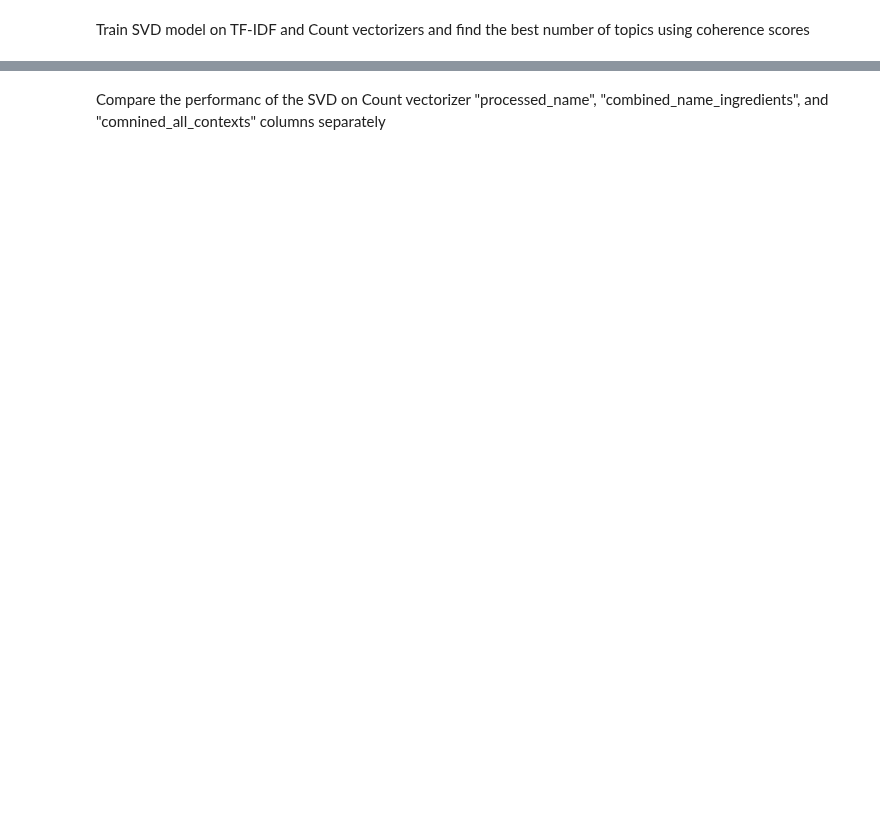
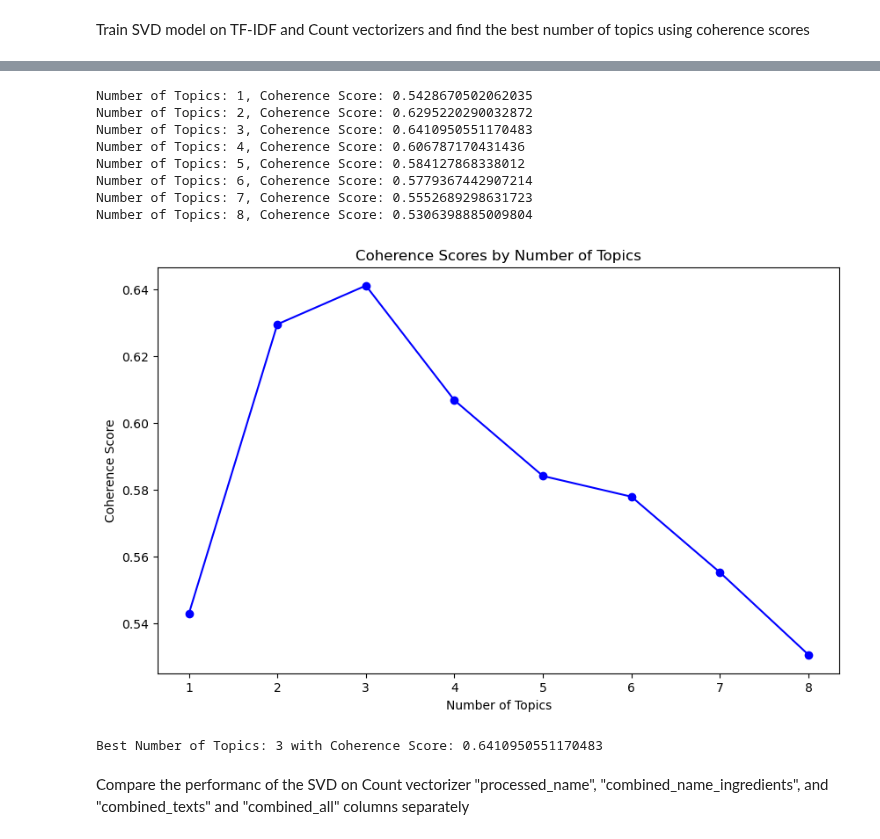
Before and after one commit to jonkerr/indian-food, a Jupyter notebook: topic_modeling_SVD.ipynb, the cells around one changed output, grey strips where cells are left out. Cells and saved outputs as stored; diff of their text form; code cells hidden in the pictures; blank space fills up the shorter version.

```diff
--- a/topic_modeling_SVD.ipynb
+++ b/topic_modeling_SVD.ipynb
@@ -121,5 +121,18 @@ Best Number of Topics: 1 with Coherence Score: 0.5949663579641742
+# %%
+all_coherence_scores_svd_tfidf = compute_coherence_scores_svd(processed_df['combined_all'], TfidfVectorizer(), range(1, 9, 1))
+# %% [output]
+Number of Topics: 1, Coherence Score: 0.5428670502062035
+Number of Topics: 2, Coherence Score: 0.6295220290032872
+Number of Topics: 3, Coherence Score: 0.6410950551170483
+Number of Topics: 4, Coherence Score: 0.606787170431436
+Number of Topics: 5, Coherence Score: 0.584127868338012
+Number of Topics: 6, Coherence Score: 0.5779367442907214
+Number of Topics: 7, Coherence Score: 0.5552689298631723
+Number of Topics: 8, Coherence Score: 0.5306398885009804
+[figure, added]
+Best Number of Topics: 3 with Coherence Score: 0.6410950551170483
 # %% [markdown]
-Compare the performanc of the SVD on Count vectorizer "processed_name", "combined_name_ingredients", and "comnined_all_contexts" columns separately
+Compare the performanc of the SVD on Count vectorizer "processed_name", "combined_name_ingredients", and "combined_texts" and "combined_all" columns separately
 # %%
 name_coherence_scores_svd_countvect = compute_coherence_scores_svd(processed_df['processed_name'], CountVectorizer(), range(1, 11, 1))
 # %% [output]
```
Also changed, not shown: parts of 12 cells of this notebook.
